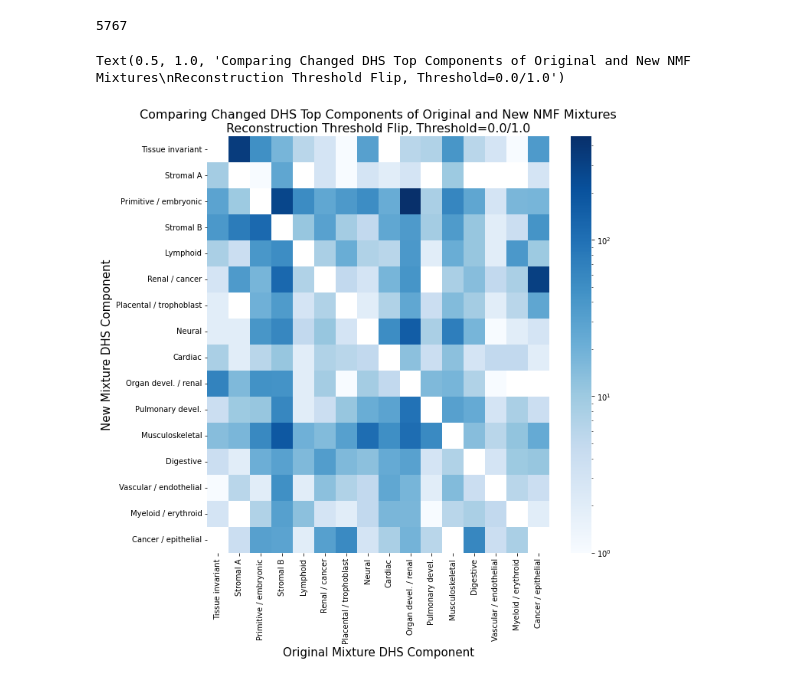
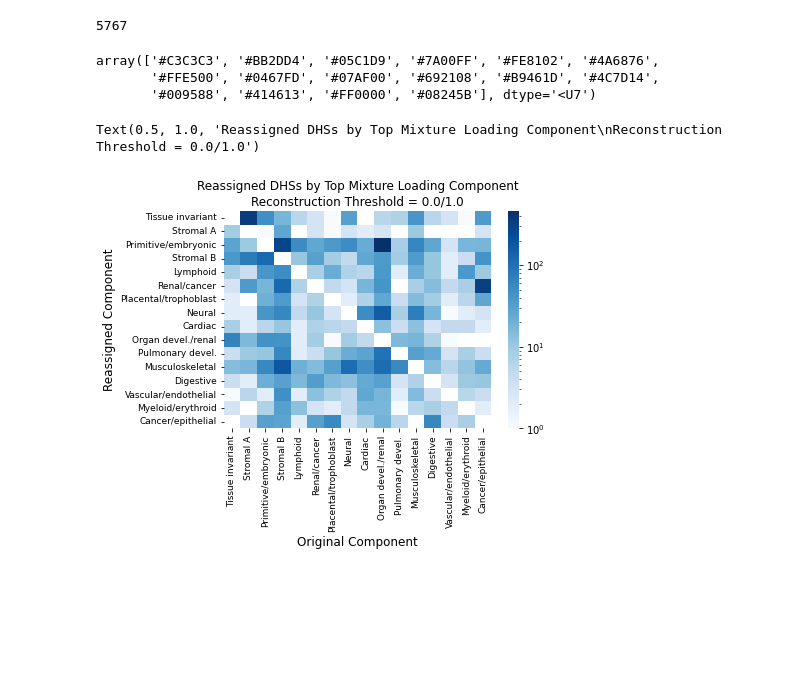
Before and after one commit to meuleman/gilbertAPI, a Jupyter notebook: recommendersystems/NMF/DHS/quality_of_NMF_recon_threshold_flip_01thresh_embeddings.ipynb, the cells around one changed output. Drawn from its saved outputs; the diff is of its cells as text; code cells hidden in the pictures; blank space fills up the shorter version.

```diff
--- a/recommendersystems/NMF/DHS/quality_of_NMF_recon_threshold_flip_01thresh_embeddings.ipynb
+++ b/recommendersystems/NMF/DHS/quality_of_NMF_recon_threshold_flip_01thresh_embeddings.ipynb
@@ -157,0 +188,9 @@ all_comps_average_signal
+# %%
+mixture_1_cycle_multiple_thresh_sum = np.sum(mixture_1_cycle_multiple_thresh, axis=1)
+# %%
+mixture_1_cycle_multiple_thresh_all_0s = np.where(mixture_1_cycle_multiple_thresh_sum==0)
+# %%
+number_of_removed_DHSs = []
+for i in [0, 1, 2, 8]:
+    number_of_removed_DHSs.append(len(mixture_1_cycle_multiple_thresh_all_0s[0][mixture_1_cycle_multiple_thresh_all_0s[0]==i]))
+number_of_removed_DHSs = np.array(number_of_removed_DHSs)
@@ -772,19 +828,16 @@ heatmap_mixture_all_cycles_top_comp_comparison = np.zeros((1, 16,16), dtype=int)
 changed_dhss_all_cycles = []
 changed_dhss_original_comp = []
 changed_dhss_new_comp = []
-changed_dhss_original_comp_val = []
-changed_dhss_new_comp_val = []
+
 
 for i in range(1):
     changed_dhss_1_cycle = []
     original_comp = []
     new_comp = []
-    original_comp_val = []
-    new_comp_val = []
 
     for comp1, comp0, dhs in zip(mixture_all_cycles_top_comp[i+1],
-                                             mixture_all_cycles_top_comp[i],
-                                             range(len(mixture_all_cycles_top_comp[0]))):
+                                 mixture_all_cycles_top_comp[i],
+                                 range(len(mixture_all_cycles_top_comp[0]))):
         if ((comp1!=comp0) and (~np.isnan(comp0)) and (~np.isnan(comp1))):
             comp0 = comp0.astype(int)
             comp1 = comp1.astype(int)
@@ -817,16 +855,26 @@ heatmap_mixture_all_cycles_top_comp_comparison_sum = np.sum(heatmap_mixture_all_
 np.sum(heatmap_mixture_all_cycles_top_comp_comparison_sum)
 # %% [output]
 5767
+# %%
+color
+# %% [output]
+array(['#C3C3C3', '#BB2DD4', '#05C1D9', '#7A00FF', '#FE8102', '#4A6876',
+       '#FFE500', '#0467FD', '#07AF00', '#692108', '#B9461D', '#4C7D14',
+       '#009588', '#414613', '#FF0000', '#08245B'], dtype='<U7')
 # %%
 #in plots, yaxis is newest cycle, xaxis is previous cycle
-comps_for_heatmap = ['Tissue invariant','Stromal A', 'Primitive / embryonic', 'Stromal B', 'Lymphoid', 'Renal / cancer', 'Placental / trophoblast', 'Neural', 'Cardiac', 'Organ devel. / renal', 'Pulmonary devel.', 'Musculoskeletal', 'Digestive', 'Vascular / endothelial', 'Myeloid / erythroid', 'Cancer / epithelial']
+comps_for_heatmap_no_spaces = ['Tissue invariant','Stromal A', 'Primitive/embryonic', 'Stromal B', 'Lymphoid', 'Renal/cancer', 'Placental/trophoblast', 'Neural', 'Cardiac', 'Organ devel./renal', 'Pulmonary devel.', 'Musculoskeletal', 'Digestive', 'Vascular/endothelial', 'Myeloid/erythroid', 'Cancer/epithelial']
 
-fig = plt.figure(figsize=(10,10))
+fig = plt.figure()
 fig.patch.set_facecolor('white')
-ax = sns.heatmap(heatmap_mixture_all_cycles_top_comp_comparison_sum, cmap='Blues', cbar=True, xticklabels=comps_for_heatmap, yticklabels=comps_for_heatmap, norm=LogNorm()) #
-ax.set_ylabel('New Mixture DHS Component', fontsize=15)
-ax.set_xlabel('Original Mixture DHS Component', fontsize=15)
-ax.set_title('Comparing Changed DHS Top Components of Original and New NMF Mixtures\nReconstruction Threshold Flip, Threshold=0.0/1.0', fontsize=16)
+
+ax = sns.heatmap(heatmap_mixture_all_cycles_top_comp_comparison_sum, xticklabels=comps_for_heatmap_no_spaces, yticklabels=comps_for_heatmap_no_spaces, cmap='Blues', cbar=True, norm=LogNorm()) #
+ax.set_xticklabels(comps_for_heatmap_no_spaces, fontsize=9)
+ax.set_yticklabels(comps_for_heatmap_no_spaces, fontsize=9)
+
+ax.set_ylabel('Reassigned Component', fontsize=12)
+ax.set_xlabel('Original Component', fontsize=12)
+ax.set_title('Reassigned DHSs by Top Mixture Loading Component\nReconstruction Threshold = 0.0/1.0')
 # %% [output]
-Text(0.5, 1.0, 'Comparing Changed DHS Top Components of Original and New NMF Mixtures\nReconstruction Threshold Flip, Threshold=0.0/1.0')
+Text(0.5, 1.0, 'Reassigned DHSs by Top Mixture Loading Component\nReconstruction Threshold = 0.0/1.0')
-[figure, old version]
+[figure, new version]
```
Also changed, not shown: parts of 6 cells of this notebook.
